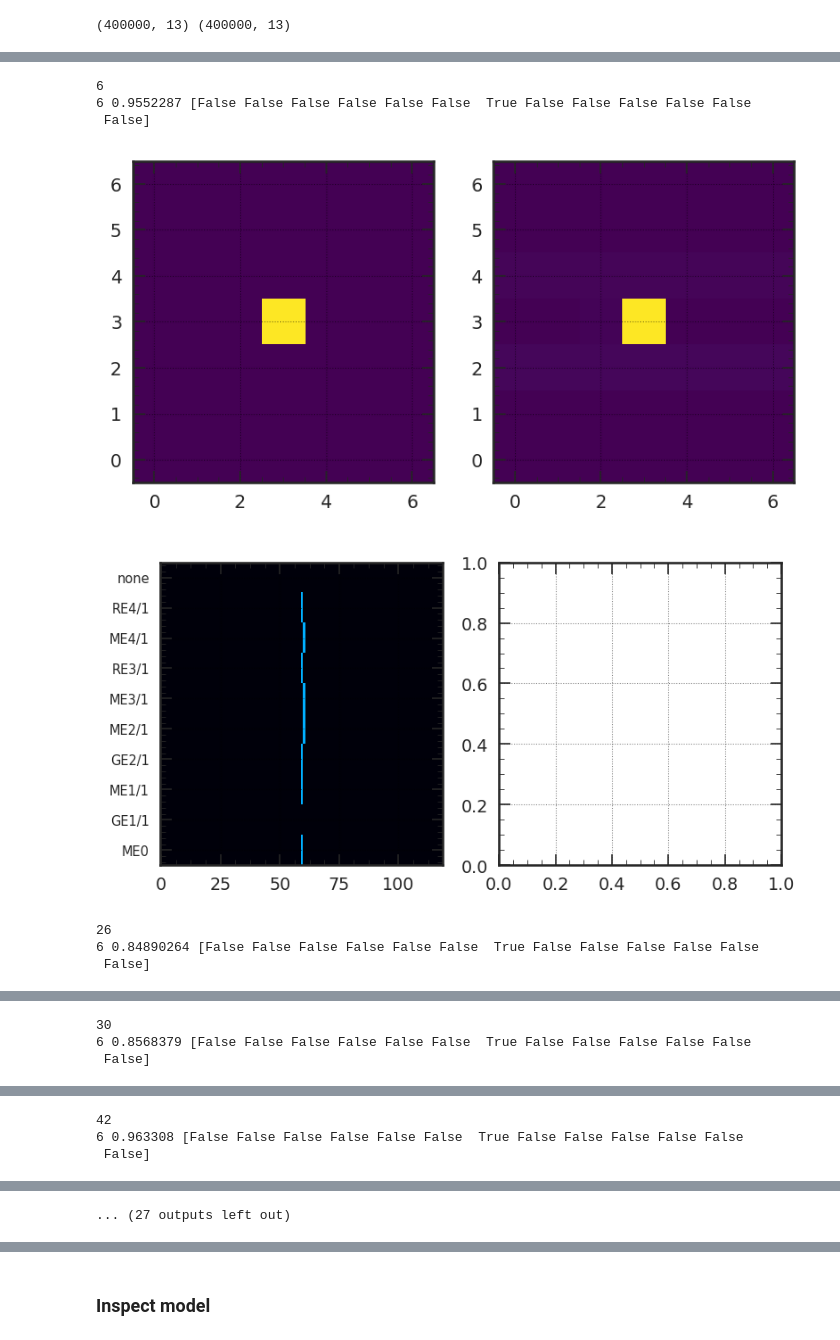
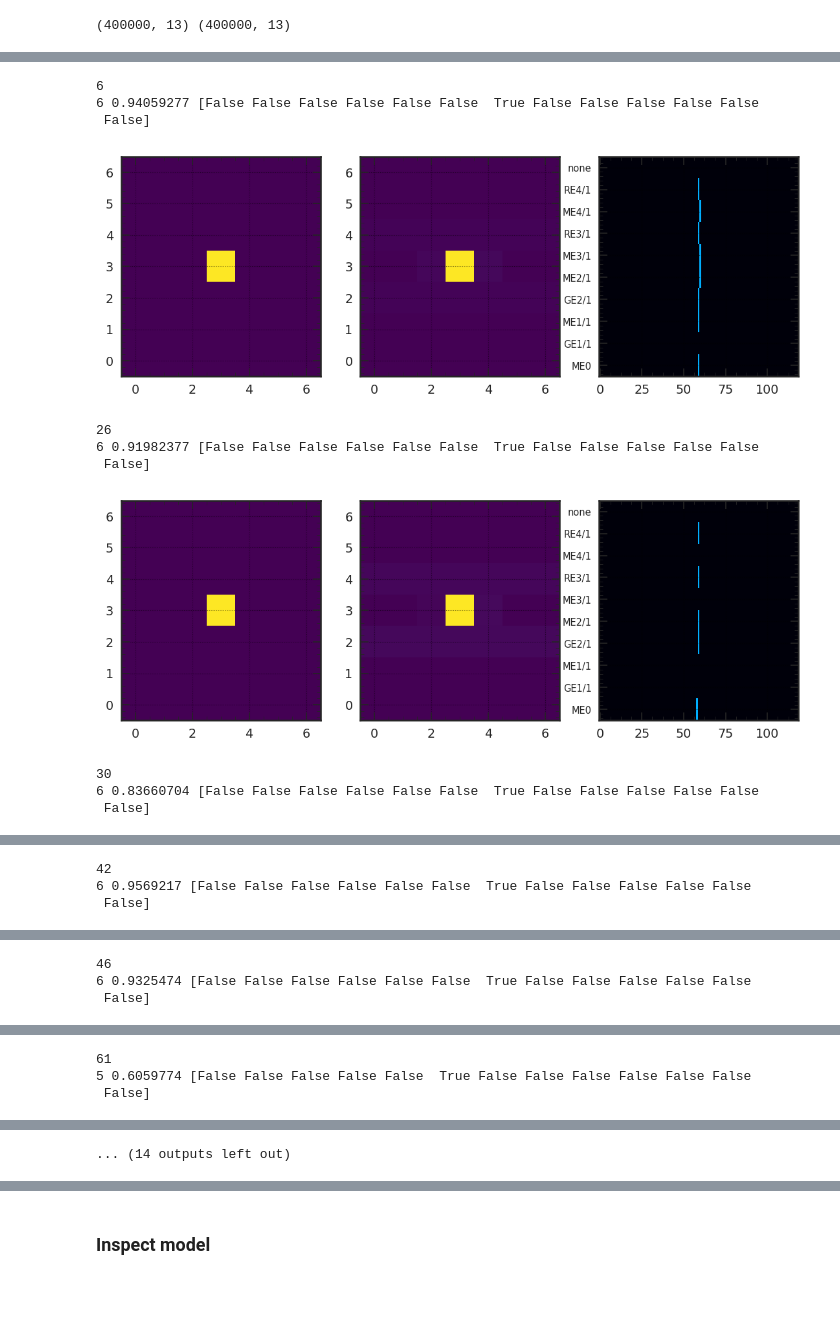
Before and after one commit to srosenzweig09/L1TMuonSimulationsMar2017, a Jupyter notebook: Analyzers/test9/cnn_training_model5.ipynb, the cells around one changed output, grey strips where cells are left out. Cells and saved outputs as stored; diff of their text form; code cells hidden in the pictures; blank space fills up the shorter version.

```diff
--- a/Analyzers/test9/cnn_training_model5.ipynb
+++ b/Analyzers/test9/cnn_training_model5.ipynb
@@ -872,7 +910,7 @@ ax.plot(history.history['val_loss'])
 ax.set_title('model loss')
 ax.set_xlabel('epoch')
 ax.set_ylabel('loss')
-ax.set_ylim(0,1.2)
+ax.set_ylim(0,2)
 ax.legend(['train', 'validation'], loc='upper left')
 plt.show()
 
@@ -920,13 +958,18 @@ def convert_y_to_img(y):
 for ievt in range(10):
   print(ievt)
   print(y_test_pred[ievt].argmax(), y_test_pred[ievt].max(), y_test_pred[ievt] > 0.5)
-  fig, axs = plt.subplots(1, 2, figsize=(6,3))
+  fig, axs = plt.subplots(1, 3, figsize=(9,3))
   ax = axs[0]
   img = convert_y_to_img(y_test[ievt])
   ax.imshow(img, origin='lower', interpolation='none', aspect='auto')
   ax = axs[1]
   img = convert_y_to_img(y_test_pred[ievt])
   ax.imshow(img, origin='lower', interpolation='none', aspect='auto')
+  ax = axs[2]
+  ax.imshow(x_test[ievt][..., 0], origin='lower', interpolation='none', aspect='auto',
+            cmap=blue_hot, vmin=0, vmax=1.6)
+  ax.set_yticks(range(len(zone_row_labels[zone])))
+  ax.set_yticklabels(zone_row_labels[zone], fontsize=7)
   plt.show()
 # %% [output]
 0
@@ -957,36 +1000,33 @@ for ievt in range(10):
 # %%
 for ievt in range(100):
   # Only straight tracks
   if y_test[ievt][6] == 0:
     continue
 
   print(ievt)
   print(y_test_pred[ievt].argmax(), y_test_pred[ievt].max(), y_test_pred[ievt] > 0.5)
-  fig, axs = plt.subplots(1, 2, figsize=(6,3))
+  fig, axs = plt.subplots(1, 3, figsize=(9,3))
   ax = axs[0]
   img = convert_y_to_img(y_test[ievt])
   ax.imshow(img, origin='lower', interpolation='none', aspect='auto')
   ax = axs[1]
   img = convert_y_to_img(y_test_pred[ievt])
   ax.imshow(img, origin='lower', interpolation='none', aspect='auto')
-  plt.show()
-
-  fig, axs = plt.subplots(1, 2, figsize=(6,3))
-  ax = axs[0]
+  ax = axs[2]
   ax.imshow(x_test[ievt][..., 0], origin='lower', interpolation='none', aspect='auto',
             cmap=blue_hot, vmin=0, vmax=1.6)
   ax.set_yticks(range(len(zone_row_labels[zone])))
   ax.set_yticklabels(zone_row_labels[zone], fontsize=7)
-  #ax = axs[1]
-  #ax.imshow(x_test[ievt][..., 0], origin='lower', interpolation='none', aspect='auto',
-  #          cmap=blue_hot, vmin=0, vmax=1.6)
   plt.show()
 # %% [output]
 6
-6 0.9552287 [False False False False False False  True False False False False False
+6 0.94059277 [False False False False False False  True False False False False False
  False]
-[figure, old version]
+[figure, new version]
+26
+6 0.91982377 [False False False False False False  True False False False False False
+ False]
-[figure, old version]
+[figure, new version]
-26
-6 0.84890264 [False False False False False False  True False False False False False
- False]
+30
+6 0.83660704 [False False False False False False  True False False False False False
+ False]
@@ -993,0 +1034,3 @@ for ievt in range(100):
+42
+6 0.9569217 [False False False False False False  True False False False False False
+ False]
@@ -995,3 +1038,3 @@ for ievt in range(100):
-30
-6 0.8568379 [False False False False False False  True False False False False False
- False]
+46
+6 0.9325474 [False False False False False False  True False False False False False
+ False]
@@ -998,0 +1042,3 @@ for ievt in range(100):
+61
+5 0.6059774 [False False False False False  True False False False False False False
+ False]
@@ -1000,3 +1045,0 @@ for ievt in range(100):
-42
-6 0.963308 [False False False False False False  True False False False False False
- False]
@@ -1005,4 +1046,4 @@ for ievt in range(100):
-... (27 outputs left out)
+... (14 outputs left out)
 # %%
 def find_top_k(arr, k=3):
   # Based on https://stackoverflow.com/q/6910641
```
Also changed, not shown: parts of 35 cells of this notebook.
